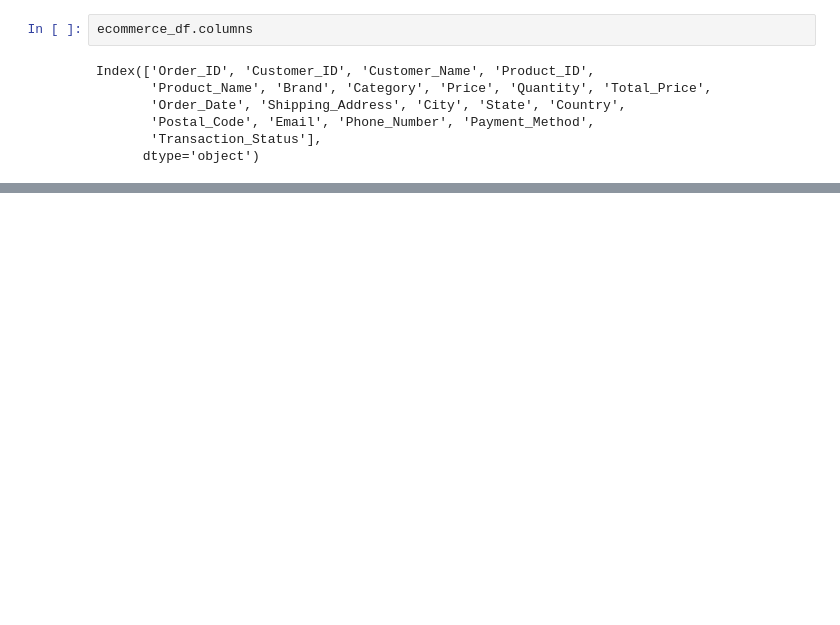
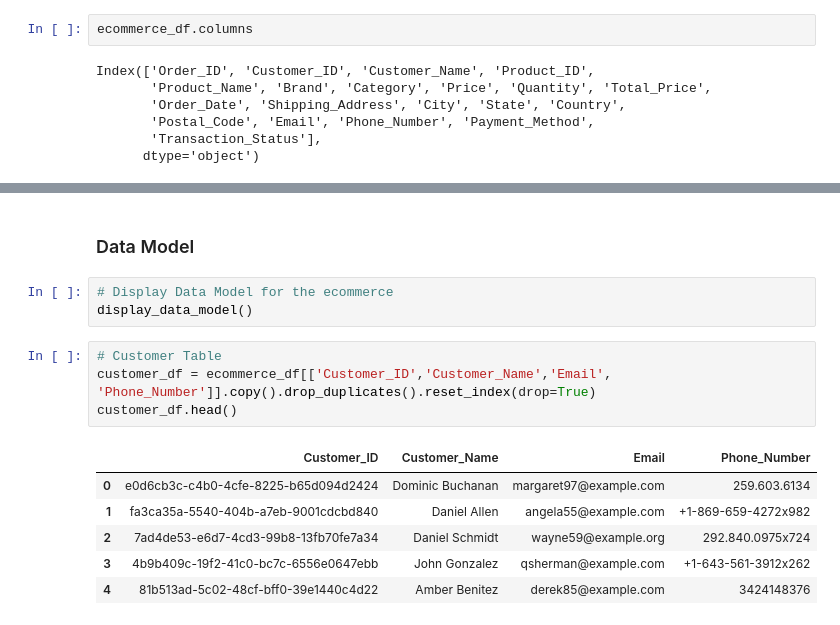
Before and after one commit to abbeylink/yanki_ecommerce_case_study, a Jupyter notebook: yanki_etl.ipynb, the cells around one changed output, grey strips where cells are left out. Cells and saved outputs as stored; diff of their text form; blank space fills up the shorter version.

Commit message:
cleaned data added

```diff
--- a/yanki_etl.ipynb
+++ b/yanki_etl.ipynb
@@ -64,0 +83,16 @@ Index(['Order_ID', 'Customer_ID', 'Customer_Name', 'Product_ID',
+# %% [markdown]
+### Data Model
+# %%
+# Display Data Model for the ecommerce
+display_data_model()
+# %%
+# Customer Table
+customer_df = ecommerce_df[['Customer_ID','Customer_Name','Email', 'Phone_Number']].copy().drop_duplicates().reset_index(drop=True)
+customer_df.head()
+# %% [output]
+|  | Customer_ID | Customer_Name | Email | Phone_Number |
+| 0 | e0d6cb3c-c4b0-4cfe-8225-b65d094d2424 | Dominic Buchanan | margaret97@example.com | 259.603.6134 |
+| 1 | fa3ca35a-5540-404b-a7eb-9001cdcbd840 | Daniel Allen | angela55@example.com | +1-869-659-4272x982 |
+| 2 | 7ad4de53-e6d7-4cd3-99b8-13fb70fe7a34 | Daniel Schmidt | wayne59@example.org | 292.840.0975x724 |
+| 3 | 4b9b409c-19f2-41c0-bc7c-6556e0647ebb | John Gonzalez | qsherman@example.com | +1-643-561-3912x262 |
+| 4 | 81b513ad-5c02-48cf-bff0-39e1440c4d22 | Amber Benitez | derek85@example.com | 3424148376 |
```
Also changed, not shown: parts of 13 cells of this notebook, 7 other files.
